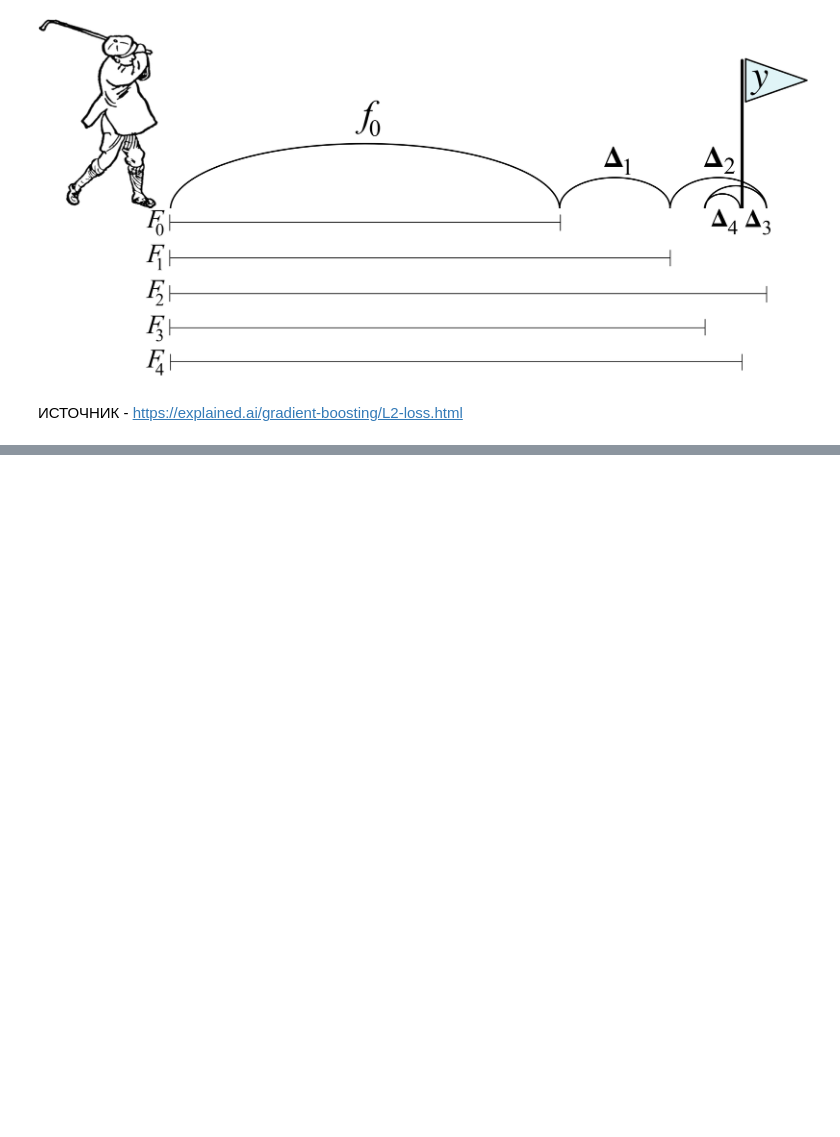
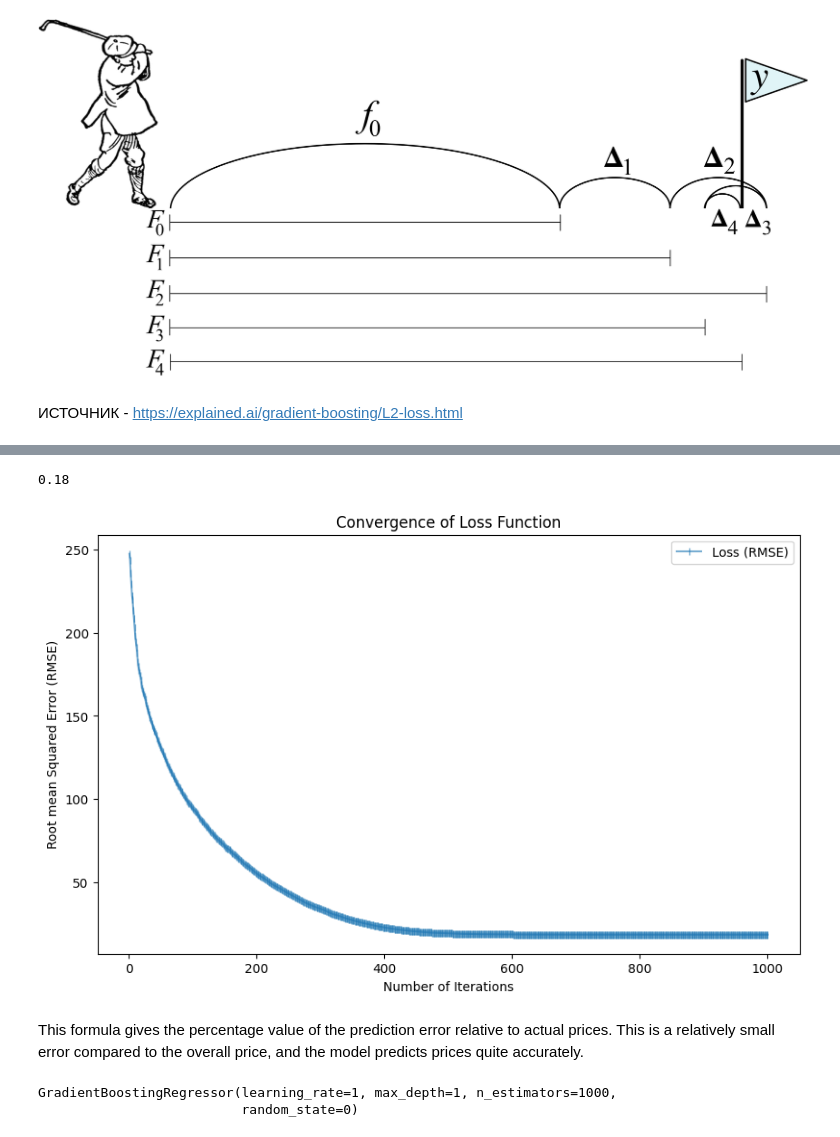
Before and after one commit to ziga23/GB_Implementation, a Jupyter notebook: notebook/Untitled42.ipynb, the cells around one changed output, grey strips where cells are left out. Saved outputs shown, nothing was run; the diff lists cells and outputs as text; code cells hidden in the pictures; blank space fills up the shorter version.

```diff
--- a/notebook/Untitled42.ipynb
+++ b/notebook/Untitled42.ipynb
@@ -225,0 +227,32 @@ mse(diff['pred_gbr'],diff['pred_gbr'])
+# %%
+round((np.sqrt(mse(predictions_dict[n_iterations], df['price']))) /df['price'].mean()*100,2)
+# %% [output]
+0.18
+# %%
+plt.figure(figsize=(10,6))
+
+plt.plot(range(1, n_iterations + 1),np.sqrt(np.array(losses)), marker='|', label="Loss (RMSE)", alpha=0.6)
+plt.title("Convergence of Loss Function")
+plt.xlabel("Number of Iterations")
+plt.ylabel("Root mean Squared Error (RMSE)")
+plt.legend()
+plt.show()
+# %% [output]
+[figure, added]
+# %% [markdown]
+This formula gives the percentage value of the prediction error relative to actual prices. This is a relatively small error compared to the overall price, and the model predicts prices quite accurately.
+# %%
+GBRegressor = GradientBoostingRegressor(
+    n_estimators=1000,
+    learning_rate=1,
+    max_depth=1,
+    loss='squared_error',
+    random_state=0,
+    subsample=1.0,
+    min_samples_split=2,
+    min_samples_leaf=1
+)
+GBRegressor.fit(df[['house_area']], df['price'])
+# %% [output]
+GradientBoostingRegressor(learning_rate=1, max_depth=1, n_estimators=1000,
+                          random_state=0)
```
Also changed, not shown: parts of 57 cells of this notebook.
